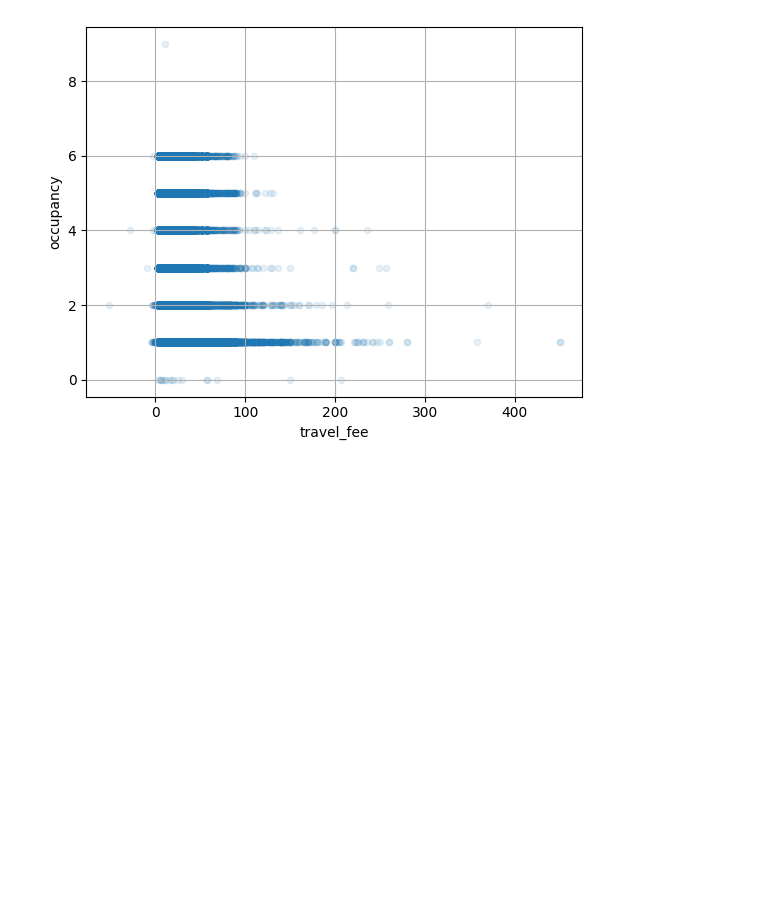
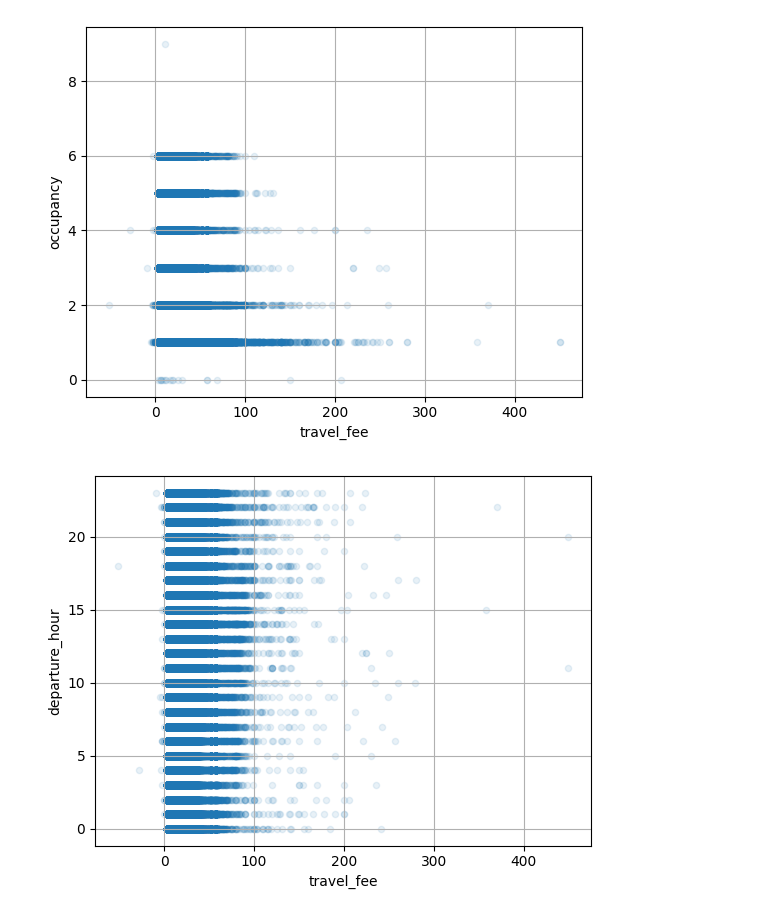
Before and after one commit to EricChan12311/DMA, a Jupyter notebook: DataMining.ipynb, the cells around one changed output. Drawn from its saved outputs; the diff is of its cells as text; code cells hidden in the pictures; blank space fills up the shorter version.

```diff
--- a/DataMining.ipynb
+++ b/DataMining.ipynb
@@ -107,3 +107,9 @@ train_set.plot(kind="scatter", x="travel_fee", y="occupancy",
 plt.show()
 # %% [output]
 [figure]
+# %%
+train_set.plot(kind="scatter", x="travel_fee", y="departure_hour",
+             alpha=0.1, grid=True)
+plt.show()
+# %% [output]
+[figure, added]
```
Also changed, not shown: parts of 1 cell of this notebook.
